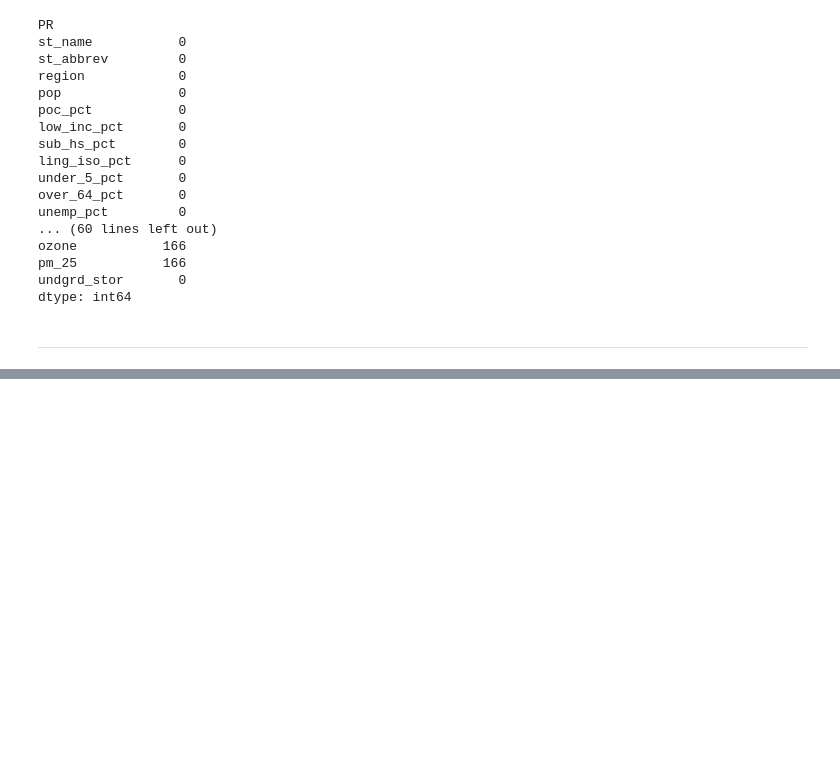
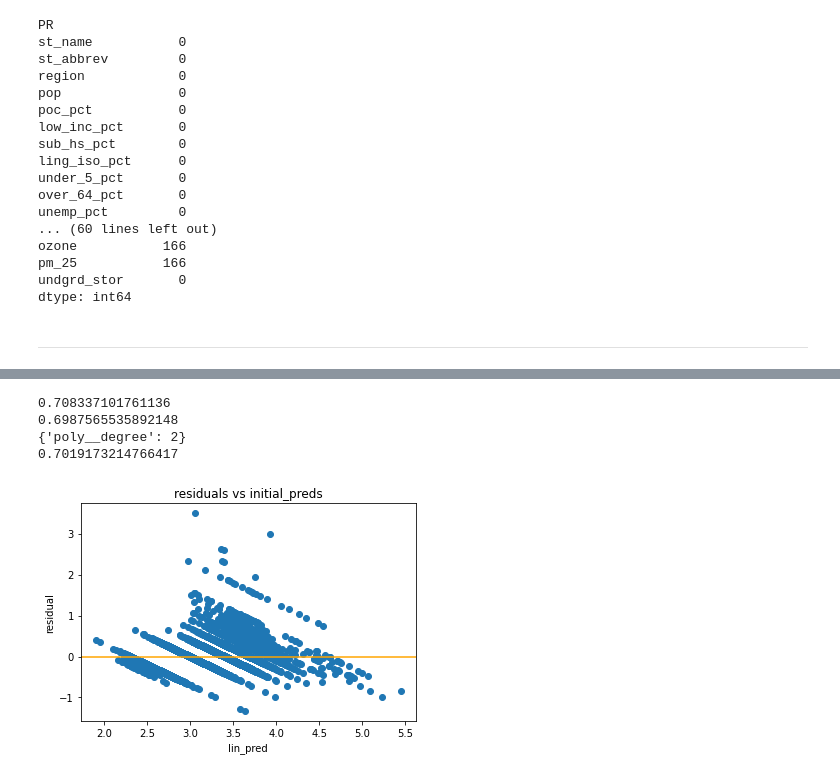
Before and after one commit to LewisDaDude/Project-4, a Jupyter notebook: EDA_VISHNU_VERSION.ipynb, the cells around one changed output, grey strips where cells are left out. Drawn from its saved outputs; the diff is of its cells as text; code cells hidden in the pictures; blank space fills up the shorter version.

```diff
--- a/EDA_VISHNU_VERSION.ipynb
+++ b/EDA_VISHNU_VERSION.ipynb
@@ -1142,0 +1235,16 @@ The scatter plot of the residuals shows that there is not equal variance, which
+# %%
+lin_pipe = Pipeline([
+    ('ct', make_column_transformer(ohe, remainder = 'passthrough')),
+    ('poly', PolynomialFeatures()),
+    ('ss', StandardScaler()),
+    ('lr', LinearRegression())
+])
+
+lin_params = [
+    {
+     'poly__degree':[2]
+    }
+]
+
+lr_gs = GridSearchCV(lin_pipe, param_grid = lin_params ,verbose = 0, n_jobs = -1)
+lr_gs.fit(X_train_imputed, y_train_log)
@@ -1142,0 +1261,23 @@ The scatter plot of the residuals shows that there is not equal variance, which
+# %%
+print(lr_gs.score(X_train_imputed, y_train_log))
+print(lr_gs.score(X_val_imputed, y_test_log))
+print(lr_gs.best_params_)
+print(lr_gs.best_score_)
+# %% [output]
+0.708337101761136
+0.6987565535892148
+{'poly__degree': 2}
+0.7019173214766417
+# %%
+linear_train_preds = lr_gs.predict(X_train_imputed)
+linear_val_preds = lr_gs.predict(X_val_imputed)
+# %%
+residuals = y_train_log - linear_train_preds
+# %%
+plt.title('residuals vs initial_preds')
+plt.xlabel('lin_pred')
+plt.ylabel('residual')
+plt.scatter(linear_train_preds, residuals);
+plt.axhline(residuals.mean(), color = 'orange');
+# %% [output]
+[figure, added]
```
Also changed, not shown: parts of 95 cells of this notebook, 3 other files.
